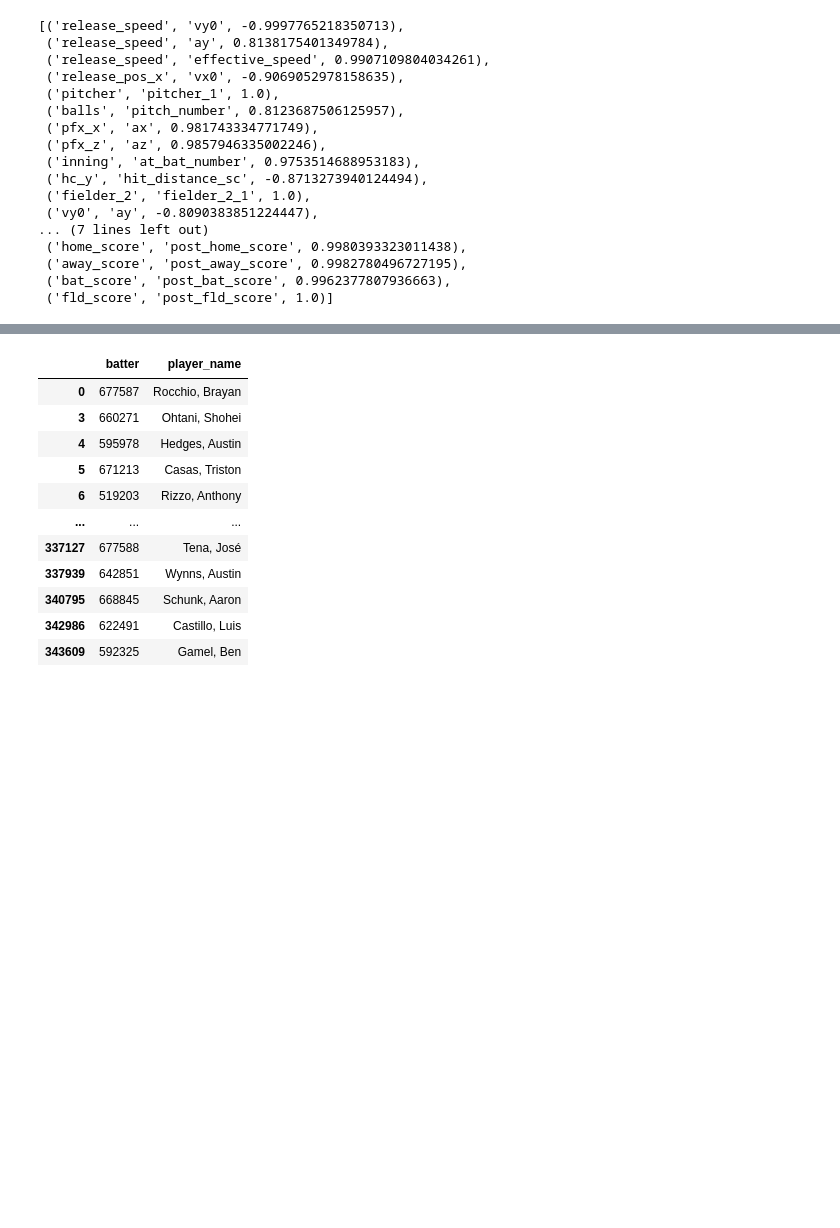
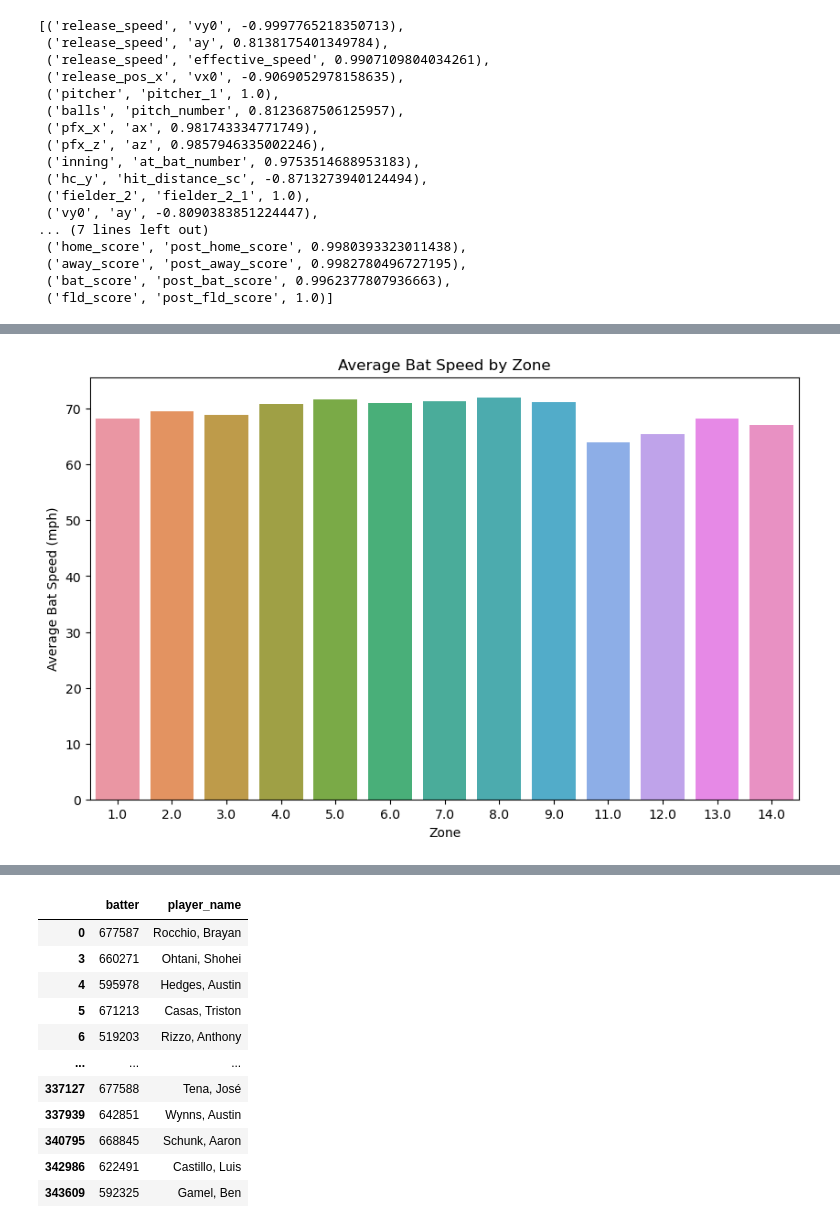
Before and after one commit to sathwik238/batter-pitcher-analysis, a Jupyter notebook: pitch_swing_data_understanding.ipynb, the cells around one changed output, grey strips where cells are left out. Cells and saved outputs as stored; diff of their text form; code cells hidden in the pictures; blank space fills up the shorter version.

```diff
--- a/pitch_swing_data_understanding.ipynb
+++ b/pitch_swing_data_understanding.ipynb
@@ -351,0 +401,11 @@ high_corr_pairs
+# %%
+zone_groups = pitch_swing_data.groupby('zone')[['bat_speed', 'swing_length']].mean().reset_index()
+
+plt.figure(figsize=(10, 6))
+sns.barplot(data=zone_groups, x='zone', y='bat_speed')
+plt.title('Average Bat Speed by Zone')
+plt.xlabel('Zone')
+plt.ylabel('Average Bat Speed (mph)')
+plt.show()
+# %% [output]
+[figure, added]
```
Also changed, not shown: parts of 13 cells of this notebook, 1 other file.
